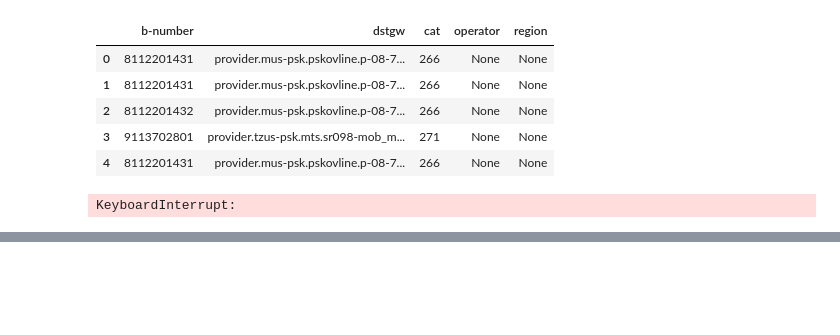
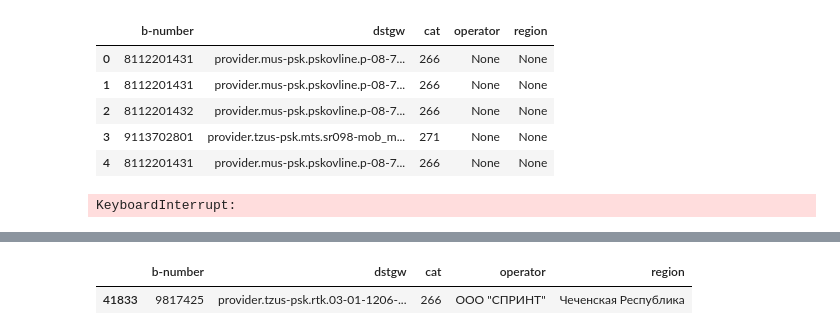
Before and after one commit to nephelim74/BeginProg, a Jupyter notebook: prefix_analiz.ipynb, the cells around one changed output, grey strips where cells are left out. Saved outputs shown, nothing was run; the diff lists cells and outputs as text; code cells hidden in the pictures; blank space fills up the shorter version.

```diff
--- a/prefix_analiz.ipynb
+++ b/prefix_analiz.ipynb
@@ -347,0 +386,7 @@ calls.head()
+# %%
+prefix_good = prefix.dropna()
+# %%
+prefix_good.sample()
+# %% [output]
+|  | b-number | dstgw | cat | operator | region |
+| 41833 | 9817425 | provider.tzus-psk.rtk.03-01-1206-... | 266 | ООО "СПРИНТ" | Чеченская Республика |
```
Also changed, not shown: parts of 6 cells of this notebook.
